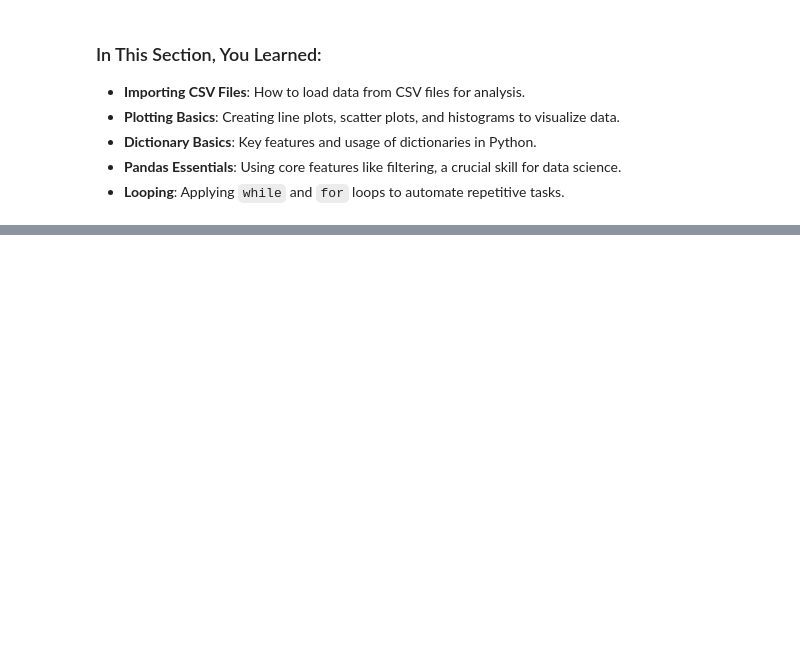
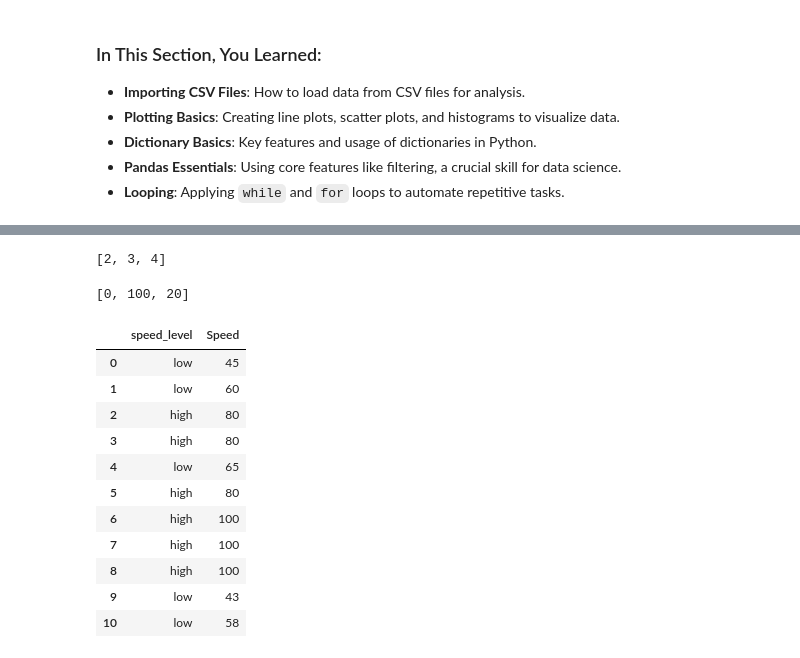
Before and after one commit to MonitSharma/reinforcement-learning-algorithms, a Jupyter notebook: prerequisite/tutorial_for_beginners.ipynb, the cells around one changed output, grey strips where cells are left out. Saved outputs shown, nothing was run; the diff lists cells and outputs as text; code cells hidden in the pictures; blank space fills up the shorter version.

Commit message:
List Comprehension

```diff
--- a/prerequisite/tutorial_for_beginners.ipynb
+++ b/prerequisite/tutorial_for_beginners.ipynb
@@ -399,0 +843,33 @@ Name: 0, dtype: int64
+# %%
+# Example of list comprehension
+num1 = [1,2,3]
+num2 = [i + 1 for i in num1 ]
+print(num2)
+# %% [output]
+[2, 3, 4]
+# %%
+# Conditionals on iterable
+num1 = [5,10,15]
+num2 = [i**2 if i == 10 else i-5 if i < 7 else i+5 for i in num1]
+print(num2)
+# %% [output]
+[0, 100, 20]
+# %%
+# lets return pokemon csv and make one more list comprehension example
+# lets classify pokemons whether they have high or low speed. Our threshold is average speed.
+threshold = sum(pokemon_df.Speed)/len(pokemon_df.Speed)
+pokemon_df["speed_level"] = ["high" if i > threshold else "low" for i in pokemon_df.Speed]
+pokemon_df.loc[:10,["speed_level","Speed"]] # we will learn loc more detailed later
+# %% [output]
+|  | speed_level | Speed |
+| 0 | low | 45 |
+| 1 | low | 60 |
+| 2 | high | 80 |
+| 3 | high | 80 |
+| 4 | low | 65 |
+| 5 | high | 80 |
+| 6 | high | 100 |
+| 7 | high | 100 |
+| 8 | high | 100 |
+| 9 | low | 43 |
+| 10 | low | 58 |
```
Also changed, not shown: parts of 35 cells of this notebook.
